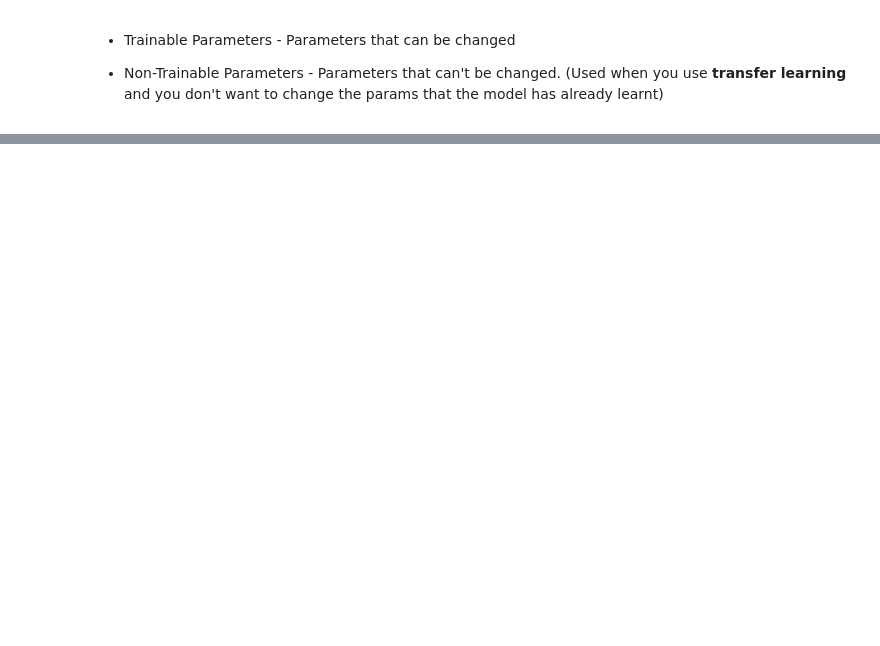
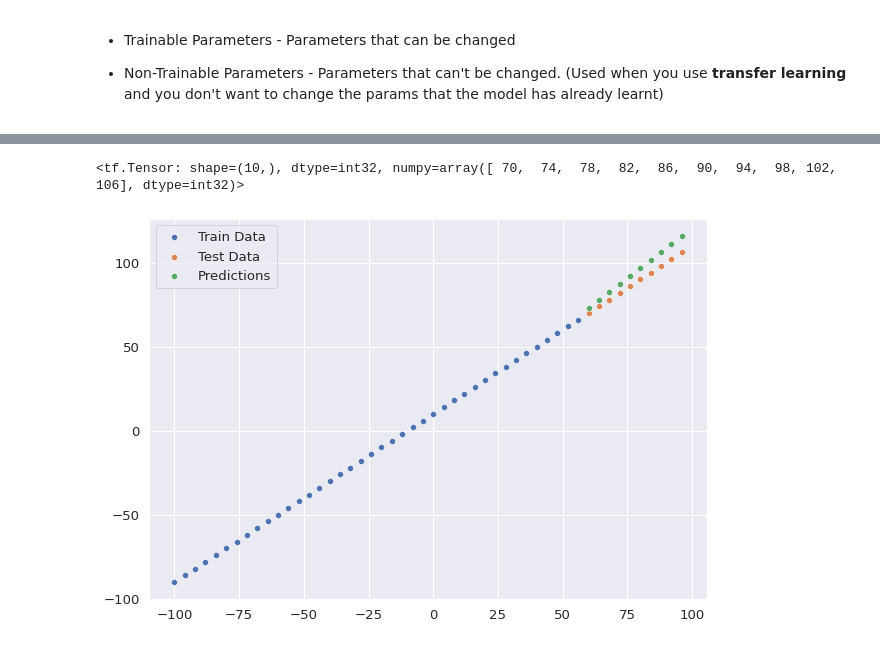
Before and after one commit to Shreyas-13/Tensorflow-Developer, a Jupyter notebook: 01_NN_Regression.ipynb, the cells around one changed output, grey strips where cells are left out. Drawn from its saved outputs; the diff is of its cells as text; code cells hidden in the pictures; blank space fills up the shorter version.

```diff
--- a/01_NN_Regression.ipynb
+++ b/01_NN_Regression.ipynb
@@ -314,0 +316,3 @@ _________________________________________________________________
+# %%
+y_pred = model.predict(X_test)
+y_pred
@@ -314,0 +331,23 @@ _________________________________________________________________
+# %%
+y_test
+# %% [output]
+<tf.Tensor: shape=(10,), dtype=int32, numpy=array([ 70,  74,  78,  82,  86,  90,  94,  98, 102, 106], dtype=int32)>
+# %%
+###Plotting Function
+
+def plot_predictions(train_data = X_train,
+                     train_labels = y_train,
+                     test_data = X_test,
+                     test_labels=y_test,
+                     prediction=y_pred):
+  plt.figure(figsize=(10,7))
+  ##Plot training data
+  sns.scatterplot(x=train_data, y=train_labels, label='Train Data')
+  ##Plot test data
+  sns.scatterplot(x=test_data, y=test_labels, label='Test Data')
+  ##Plot prediction
+  sns.scatterplot(x=test_data, y=prediction.ravel(), label='Predictions')
+# %%
+plot_predictions()
+# %% [output]
+[figure, added]
```
Also changed, not shown: parts of 11 cells of this notebook.
